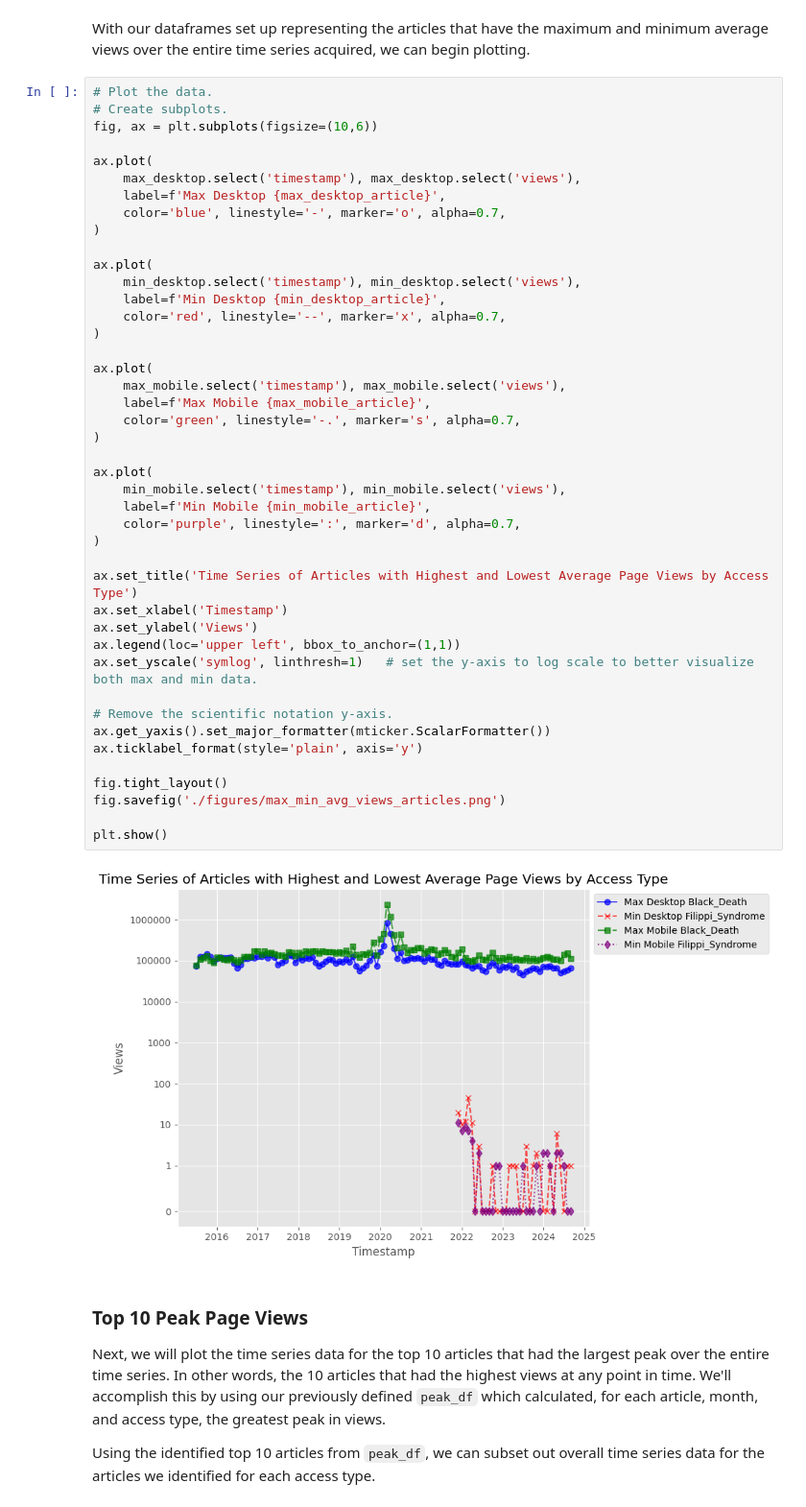
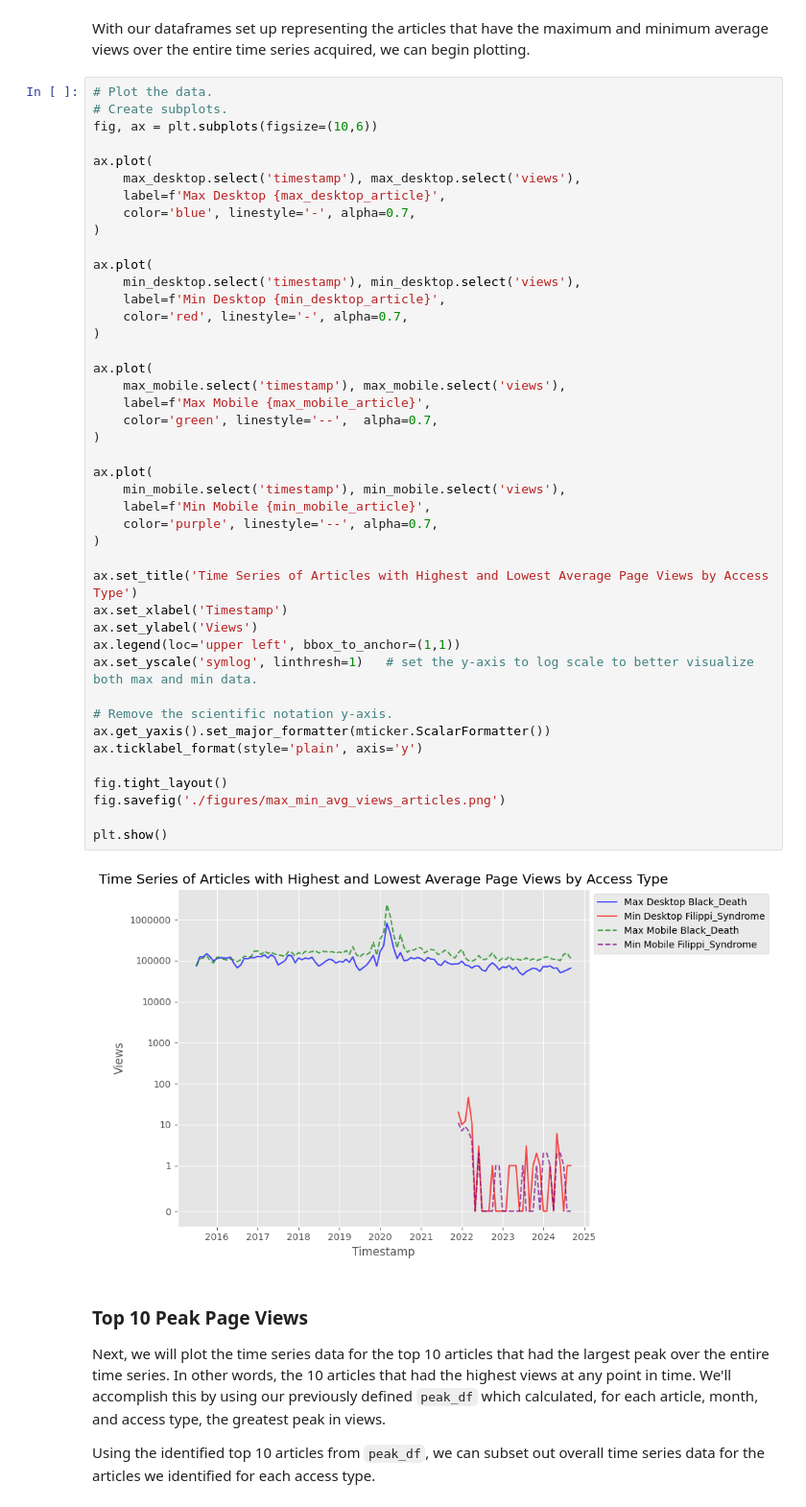
Before and after one commit to tliu-2/data-512-homework_1, a Jupyter notebook: construct_and_analyze_rare_diseases_view_data.ipynb, the cells around one changed output. Shown at 96% size. Drawn from its saved outputs; the diff is of its cells as text.

```diff
--- a/construct_and_analyze_rare_diseases_view_data.ipynb
+++ b/construct_and_analyze_rare_diseases_view_data.ipynb
@@ -469,43 +469,43 @@ fig, ax = plt.subplots(figsize=(10,6))
 ax.plot(
     max_desktop.select('timestamp'), max_desktop.select('views'),
     label=f'Max Desktop {max_desktop_article}',
-    color='blue', linestyle='-', marker='o', alpha=0.7,
+    color='blue', linestyle='-', alpha=0.7,
 )
 
 ax.plot(
     min_desktop.select('timestamp'), min_desktop.select('views'),
     label=f'Min Desktop {min_desktop_article}',
-    color='red', linestyle='--', marker='x', alpha=0.7,
+    color='red', linestyle='-', alpha=0.7,
 )
 
 ax.plot(
     max_mobile.select('timestamp'), max_mobile.select('views'),
     label=f'Max Mobile {max_mobile_article}',
-    color='green', linestyle='-.', marker='s', alpha=0.7,
+    color='green', linestyle='--',  alpha=0.7,
 )
 
 ax.plot(
     min_mobile.select('timestamp'), min_mobile.select('views'),
     label=f'Min Mobile {min_mobile_article}',
-    color='purple', linestyle=':', marker='d', alpha=0.7,
+    color='purple', linestyle='--', alpha=0.7,
 )
 
 ax.set_title('Time Series of Articles with Highest and Lowest Average Page Views by Access Type')
 ax.set_xlabel('Timestamp')
 ax.set_ylabel('Views')
 ax.legend(loc='upper left', bbox_to_anchor=(1,1))
 ax.set_yscale('symlog', linthresh=1)   # set the y-axis to log scale to better visualize both max and min data.
 
 # Remove the scientific notation y-axis.
 ax.get_yaxis().set_major_formatter(mticker.ScalarFormatter())
 ax.ticklabel_format(style='plain', axis='y')
 
 fig.tight_layout()
 fig.savefig('./figures/max_min_avg_views_articles.png')
 
 plt.show()
 # %% [output]
-[figure, old version]
+[figure, new version]
 # %% [markdown]
 ### Top 10 Peak Page Views
 Next, we will plot the time series data for the top 10 articles that had the largest peak over the entire time series. In other words, the 10 articles that had the highest views at any point in time.
```
Also changed, not shown: parts of 2 cells of this notebook, 3 other files.
